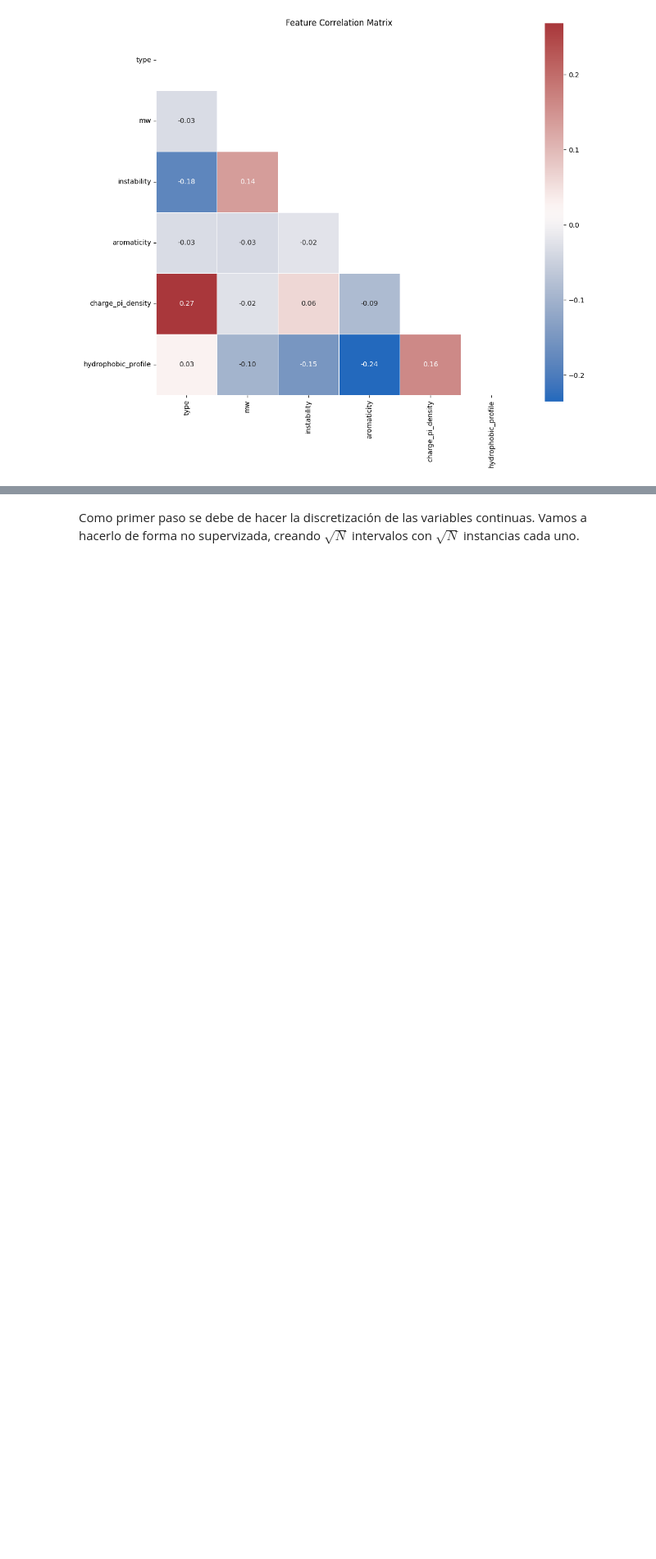
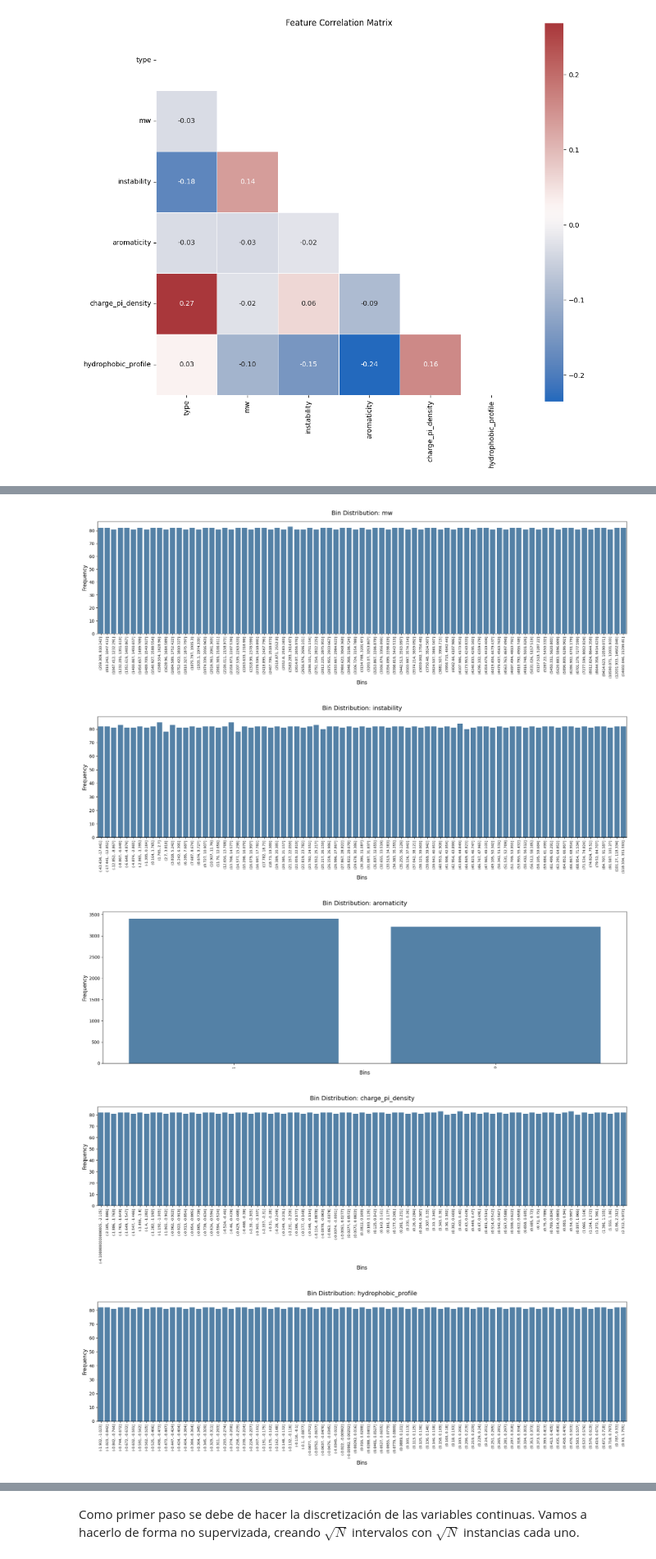
Before and after one commit to jazminamg26/NBC_antimicrobial_peptides, a Jupyter notebook: main.ipynb, the cells around one changed output, grey strips where cells are left out. Shown: that part at 82% size. Drawn from its saved outputs; the diff is of its cells as text; code cells hidden in the pictures; blank space fills up the shorter version.

```diff
--- a/main.ipynb
+++ b/main.ipynb
@@ -495,3 +641,49 @@ Un NBC asume que todos los atributos que se usan para predecir algo son completa
+# %%
+import matplotlib.pyplot as plt
+import seaborn as sns
+import re
+
+def plot_discretization_bins(df, columns):
+    for col in columns:
+        counts = df[col].value_counts()
+
+        def get_sort_value(interval_str):
+            if interval_str == 'Zero_Aromaticity':
+                return -float('inf')
+            match = re.search(r'\(([-+]?[0-9]*\.?[0-9]+)', str(interval_str))
+            if match:
+                return float(match.group(1))
+            return float('inf')
+
+        sorted_indices = sorted(counts.index, key=get_sort_value)
+        counts = counts.reindex(sorted_indices)
+
+        plt.figure(figsize=(18, 6))
+        sns.barplot(x=counts.index, y=counts.values, color='steelblue')
+
+        plt.title(f'Bin Distribution: {col}', fontsize=14, pad=15)
+        plt.xlabel('Bins', fontsize=12)
+        plt.ylabel('Frequency', fontsize=12)
+        plt.xticks(rotation=90, fontsize=8)
+
+        plt.tight_layout()
+        plt.show()
+
+continuous_features = [
+    'mw',
+    'instability',
+    'aromaticity',
+    'charge_pi_density',
+    'hydrophobic_profile'
+]
+
+plot_discretization_bins(df_final, continuous_features)
+# %% [output]
+[figure, added]
+[figure, added]
+[figure, added]
+[figure, added]
+[figure, added]
 # %% [markdown]
 ## **Formalización matemática del modelo elegido (SNBC)**
 
```
Also changed, not shown: parts of 9 cells of this notebook.
